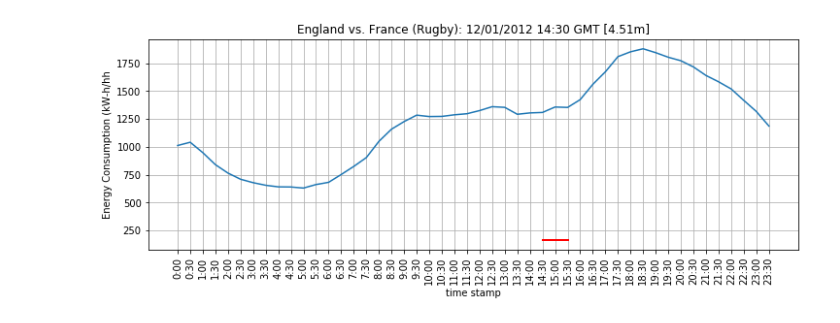
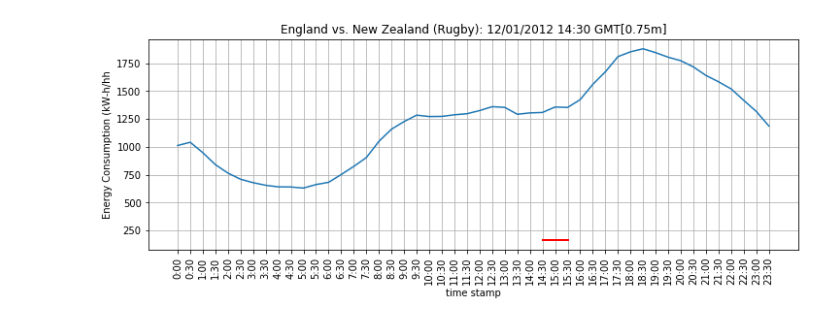
Before and after one commit to group-1-project-1/london-power-analysis, a Jupyter notebook: notebooks/Rugby_ENH_NZ_Other.ipynb, the cells around one changed output. Saved outputs shown, nothing was run; the diff lists cells and outputs as text; code cells hidden in the pictures.

```diff
--- a/notebooks/Rugby_ENH_NZ_Other.ipynb
+++ b/notebooks/Rugby_ENH_NZ_Other.ipynb
@@ -60,14 +73,14 @@ df_England_NewZealand_12_01.head(5)
 # %%
 # Enter details for the England vs. France game, which took place on day 11
 # between 15:00 and 17:00 (approx).
 
 dfevent = df_England_NewZealand_12_01
-title   = "England vs. France (Rugby): 12/01/2012 14:30 GMT [4.51m]"
+title   = "England vs. New Zealand (Rugby): 12/01/2012 14:30 GMT [0.75m]"
 tsb     = '14:30'
 tse     = '15:30'
 
 # Plot the day's energy consumption.
 
 eventPlotter(dfevent, title, tsb, tse)
 # %% [output]
-[figure, old version]
+[figure, new version]
```
Also changed, not shown: parts of 8 cells of this notebook, 1 other file.
